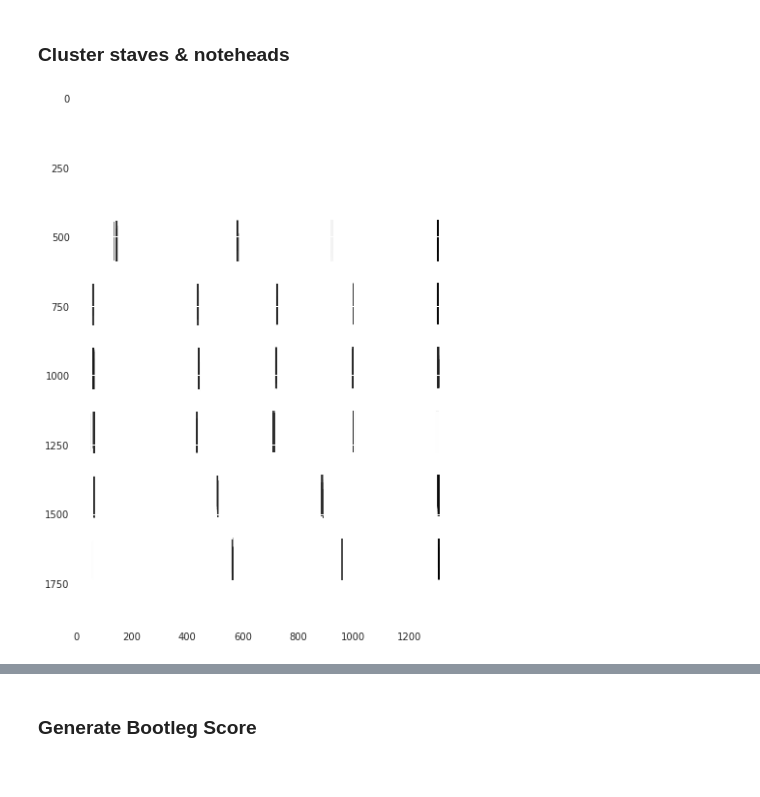
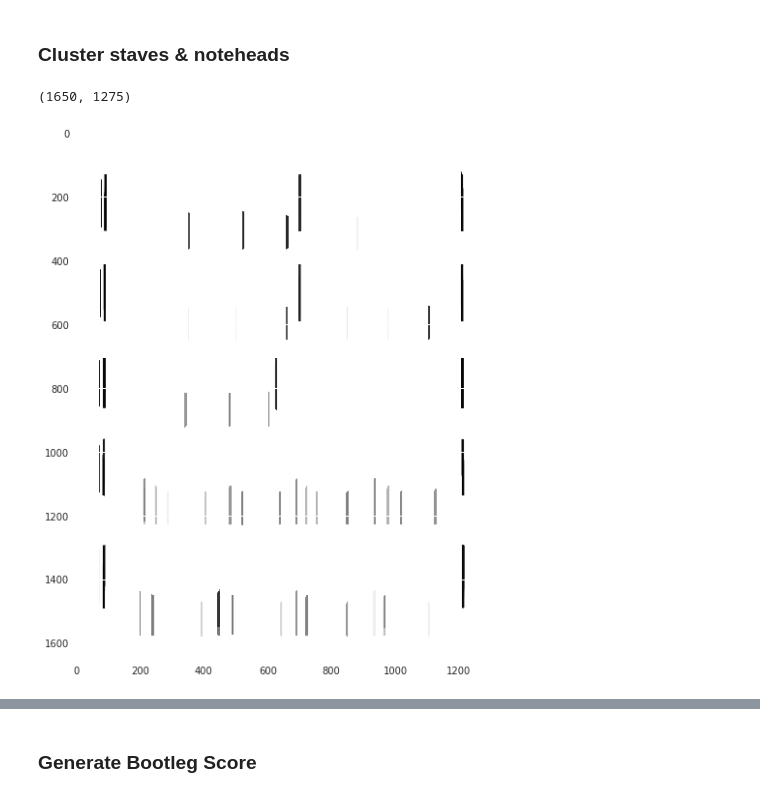
Before and after one commit to HMC-MIR/YoutubeScoreFollowing, a Jupyter notebook: 03_sheetBootleg.ipynb, the cells around one changed output, grey strips where cells are left out. Saved outputs shown, nothing was run; the diff lists cells and outputs as text; code cells hidden in the pictures.

```diff
--- a/03_sheetBootleg.ipynb
+++ b/03_sheetBootleg.ipynb
@@ -34,3 +33,5 @@ piece_dir = '/home/mshan/spring2020/data/png/p25'
+# %%
+imagefile = '/home/mshan/ttemp/data/png/p20/p20-3.png'
 # %%
 ### system parameters ###
 
@@ -626,8 +618,10 @@ def isolateBarlines(im, morphFilterVertLineLength, morphFilterVertLineWidth, max
 # %%
 vlines = isolateBarlines(X2, morphFilterVertLineLength, morphFilterVertLineWidth, maxBarlineWidth)
 showGrayscaleImage(vlines)
+vlines.shape
 # %% [output]
+(1650, 1275)
-[figure, old version]
+[figure, new version]
 # %%
 def determineStaveGrouping(staveMidpts, vlines):
 
```
Also changed, not shown: parts of 56 cells of this notebook, 5 other files.
